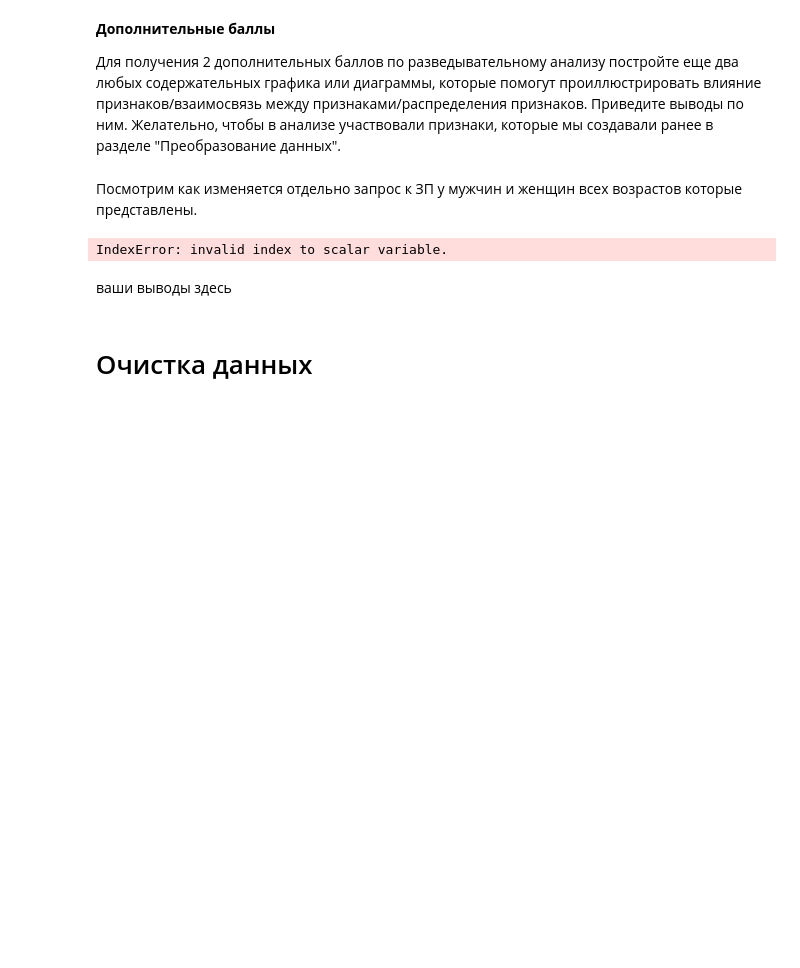
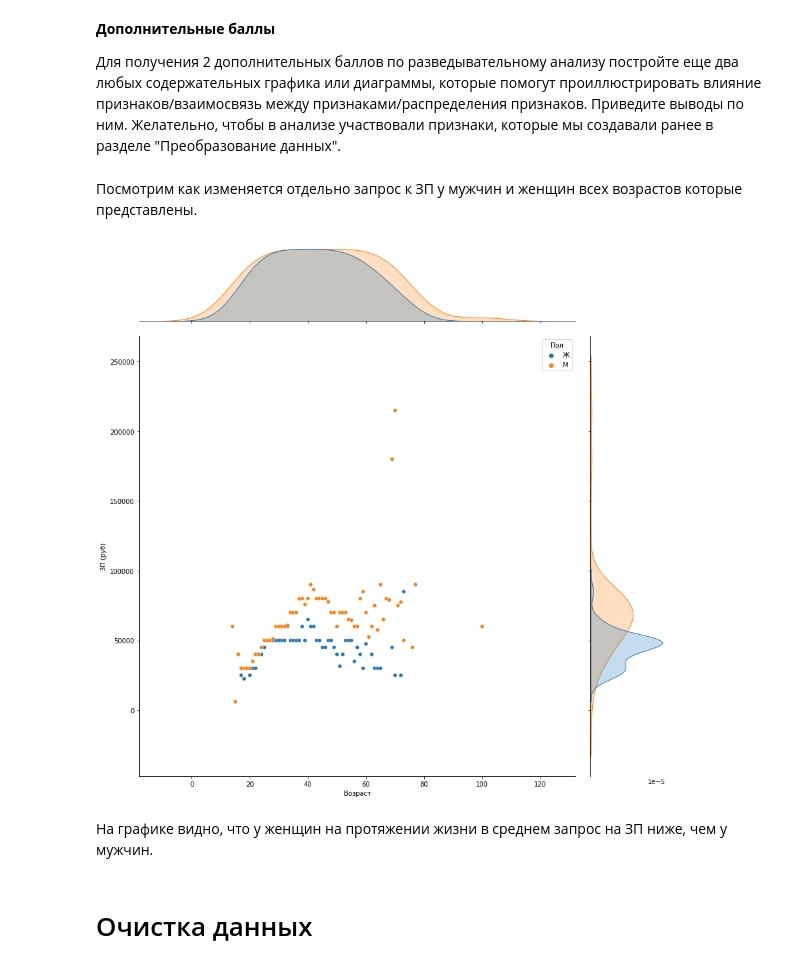
Before and after one commit to malinamedusa/Analysis-vacancies-HeadHunter, a Jupyter notebook: Project_01.ipynb, the cells around one changed output. Cells and saved outputs as stored; diff of their text form; code cells hidden in the pictures; blank space fills up the shorter version.

```diff
--- a/Project_01.ipynb
+++ b/Project_01.ipynb
@@ -609,24 +609,20 @@ data.drop(['Опыт работы (год)'],axis=1,inplace=True)
 Для получения 2 дополнительных баллов по разведывательному анализу постройте еще два любых содержательных графика или диаграммы, которые помогут проиллюстрировать влияние признаков/взаимосвязь между признаками/распределения признаков. Приведите выводы по ним. Желательно, чтобы в анализе участвовали признаки, которые мы создавали ранее в разделе "Преобразование данных".
 # %% [markdown]
 Посмотрим как изменяется отдельно запрос к ЗП у мужчин и женщин всех возрастов которые представлены.
-# %%
-
-df = data[['ЗП (руб)', 'Пол', 'Возраст']]['ЗП (руб)'].median()
-# Save the order of the arrival months
-order = df['Возраст']
-# Pivot the table to turn it into wide-form
-df_wide = df.pivot_table(index='Возраст', columns='Пол', values='ЗП (руб)')
-# Reindex the DataFrame with the `order` variable to keep the same order of months as before
-df_wide = df_wide.reindex(order, axis=0)
-fig, axes = plt.subplots(figsize=(20, 7))
-plot = sns.lineplot(data=df_wide)
-plot.set_title('Соотношение возраста и ожидания к ЗП среди мужчин и женщин', fontsize=16)
-plot.set_xlabel('Возраст', fontsize=14)
-plot.set_ylabel('ЗП', fontsize=14)
-# %% [output]
-IndexError: invalid index to scalar variable.
-# %% [markdown]
-ваши выводы здесь
+# %%
+male_female_salary_df = pd.DataFrame(data.groupby(['Пол', 'Возраст'])['ЗП (руб)'].median())
+
+jointplot = sns.jointplot(
+    data=male_female_salary_df,
+    x='Возраст',
+    y='ЗП (руб)',
+    hue='Пол',
+    height=12,
+)
+# %% [output]
+[figure, added]
+# %% [markdown]
+На графике видно, что у женщин на протяжении жизни в среднем запрос на ЗП ниже, чем у мужчин.
 # %% [markdown]
 # Очистка данных
 # %% [markdown]
```
